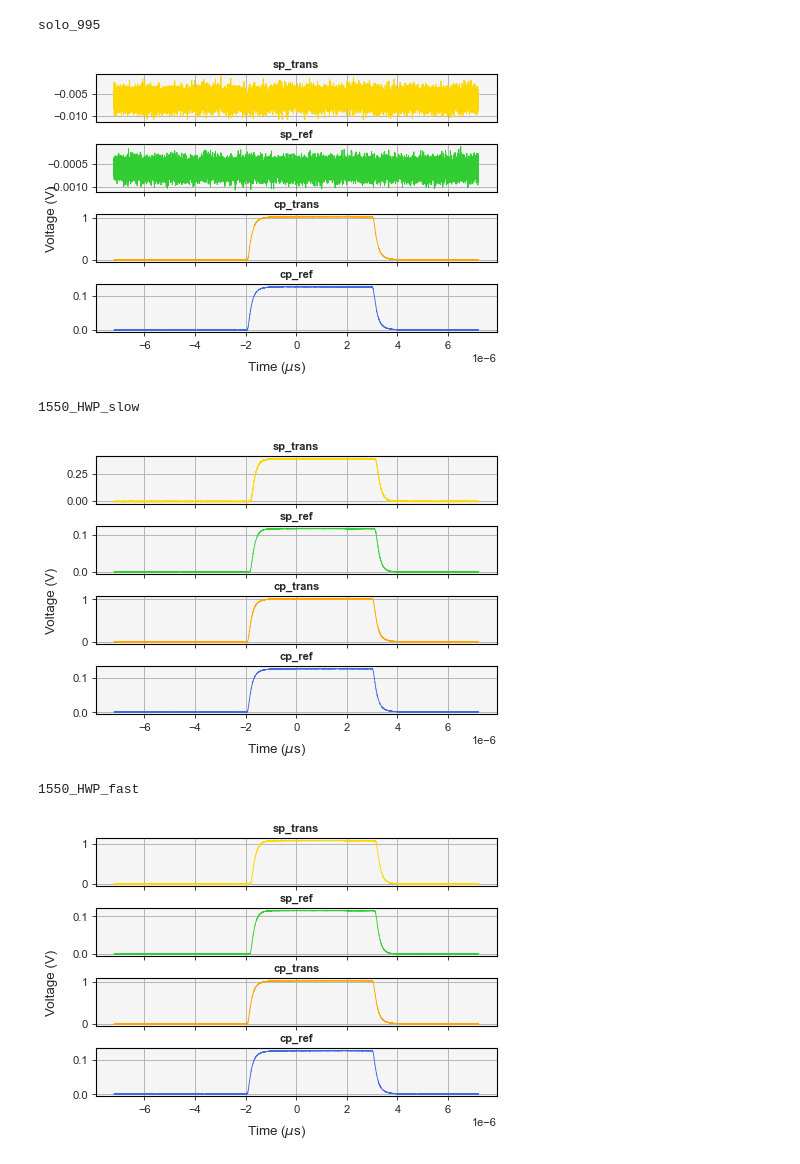
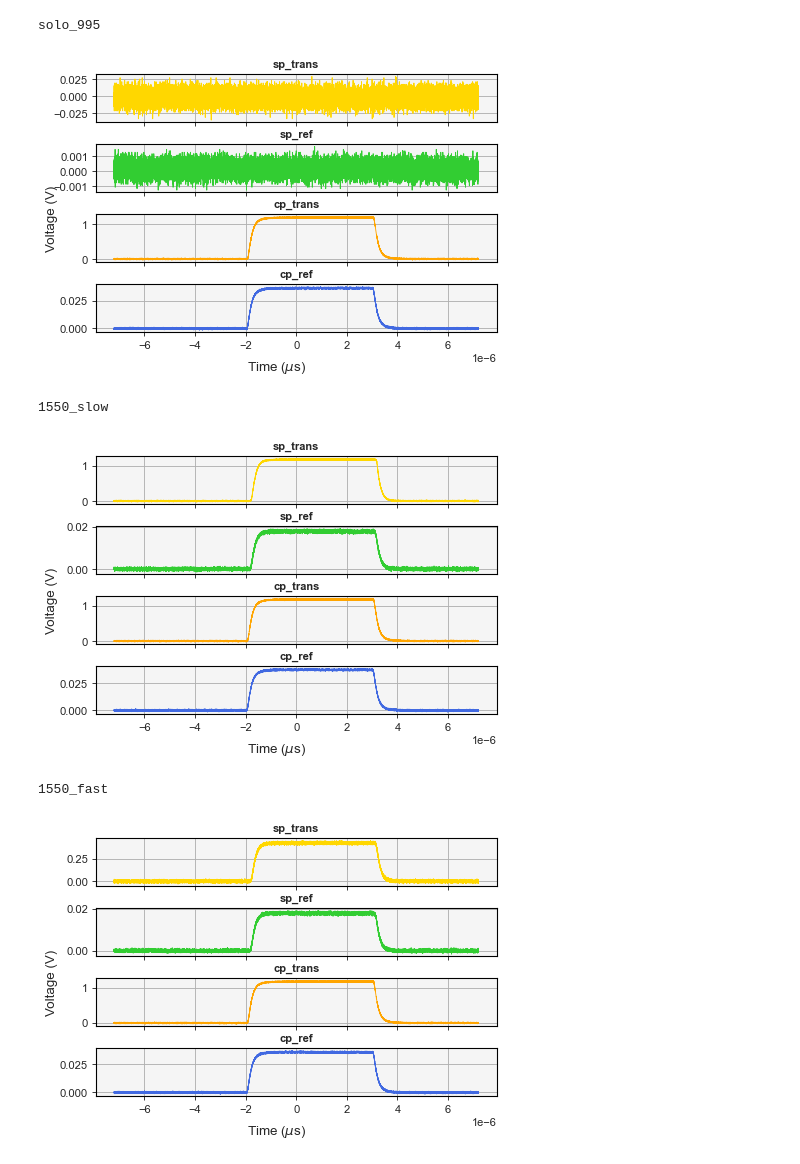
Before and after one commit to SMK-UK/TPA, a Jupyter notebook: main_new.ipynb, the cells around one changed output. Drawn from its saved outputs; the diff is of its cells as text; code cells hidden in the pictures.

```diff
--- a/main_new.ipynb
+++ b/main_new.ipynb
@@ -21,7 +21,7 @@ di = config['data_indexes']
 labels = {key:di[key] for key in di.keys() if key != 'time'}
 # %%
 # interogate directory to extract folder and file names
-folder_list, file_list = dat.dir_interogate(path=dir, extensions=config['extensions'], exceptions=config['exceptions'])
+folder_list, file_list = dat.dir_interrogate(path=dir, extensions=config['extensions'], exceptions=config['exceptions'])
 # create dictionary for indexing folders and files
 fol_i = dat.make_index_dict(folder_list)
 fil_i = [dat.make_index_dict(file_sub_list) for file_sub_list in file_list]
@@ -61,28 +61,28 @@ solo_1550
 # plot 995 reference data to check assignment
 x = 'solo_995'
 fol = fol_i[x]
-fig, ax = plot_scope(excel_sets[fol][0][:,di['time']], [excel_sets[fol][0][:,di['sp_trans']], excel_sets[fol][0][:,di['sp_ref']], excel_sets[fol][0][:,di['cp_trans']], excel_sets[fol][0][:,di['cp_ref']]], titles=labels, multi=True)
+fig, ax = plot_scope(excel_sets[fol][0][di['time']], [excel_sets[fol][0][di['sp_trans']], excel_sets[fol][0][di['sp_ref']], excel_sets[fol][0][di['cp_trans']], excel_sets[fol][0][di['cp_ref']]], titles=labels, multi=True)
 print(x)
 # %% [output]
 solo_995
-[figure, old version]
+[figure, new version]
 # %%
 # plot 1550 TPA (fast axis) data to check assignment
 name = folder_list[tpa_i['tpa_spf']]
 fol = fol_i[name]
-fig, ax = plot_scope(excel_sets[fol][0][:,di['time']], [excel_sets[fol][0][:,di['sp_trans']], excel_sets[fol][0][:,di['sp_ref']], excel_sets[fol][0][:,di['cp_trans']], excel_sets[fol][0][:,di['cp_ref']]], titles=labels, multi=True)
+fig, ax = plot_scope(excel_sets[fol][0][di['time']], [excel_sets[fol][0][di['sp_trans']], excel_sets[fol][0][di['sp_ref']], excel_sets[fol][0][di['cp_trans']], excel_sets[fol][0][di['cp_ref']]], titles=labels, multi=True)
 print(name)
 # %% [output]
-1550_HWP_slow
+1550_slow
-[figure, old version]
+[figure, new version]
 # %%
 # plot 1550 TPA (slow axis) data to check assignment
 name = folder_list[tpa_i['tpa_sps']]
 fol = fol_i[name]
-fig, ax = plot_scope(excel_sets[fol][0][:,di['time']], [excel_sets[fol][0][:,di['sp_trans']], excel_sets[fol][0][:,di['sp_ref']], excel_sets[fol][0][:,di['cp_trans']], excel_sets[fol][0][:,di['cp_ref']]], titles=labels, multi=True)
+fig, ax = plot_scope(excel_sets[fol][0][di['time']], [excel_sets[fol][0][di['sp_trans']], excel_sets[fol][0][di['sp_ref']], excel_sets[fol][0][di['cp_trans']], excel_sets[fol][0][di['cp_ref']]], titles=labels, multi=True)
 print(name)
 # %% [output]
-1550_HWP_fast
+1550_fast
-[figure, old version]
+[figure, new version]
 # %%
 # time step of scope timebase
```
Also changed, not shown: parts of 4 cells of this notebook, 2 other files.
